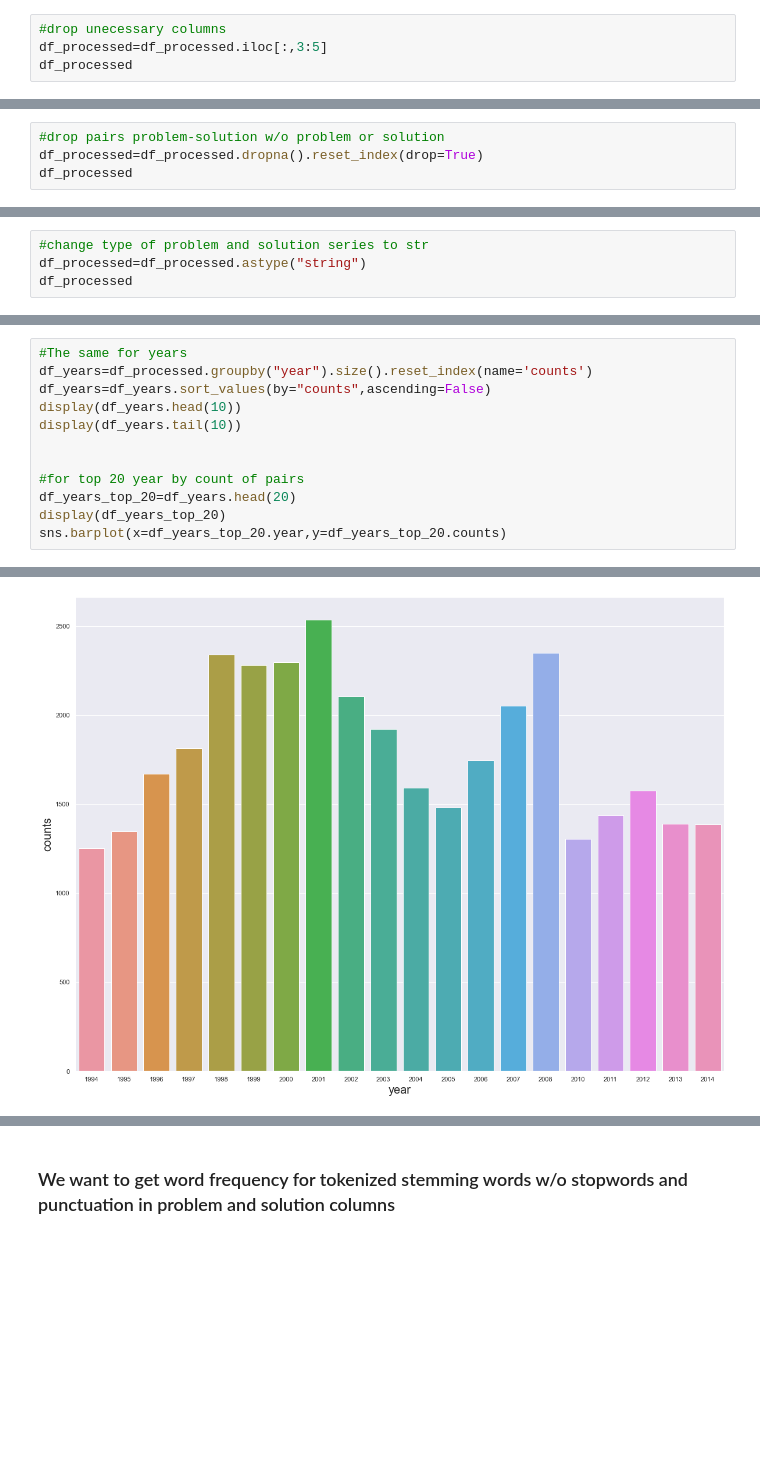
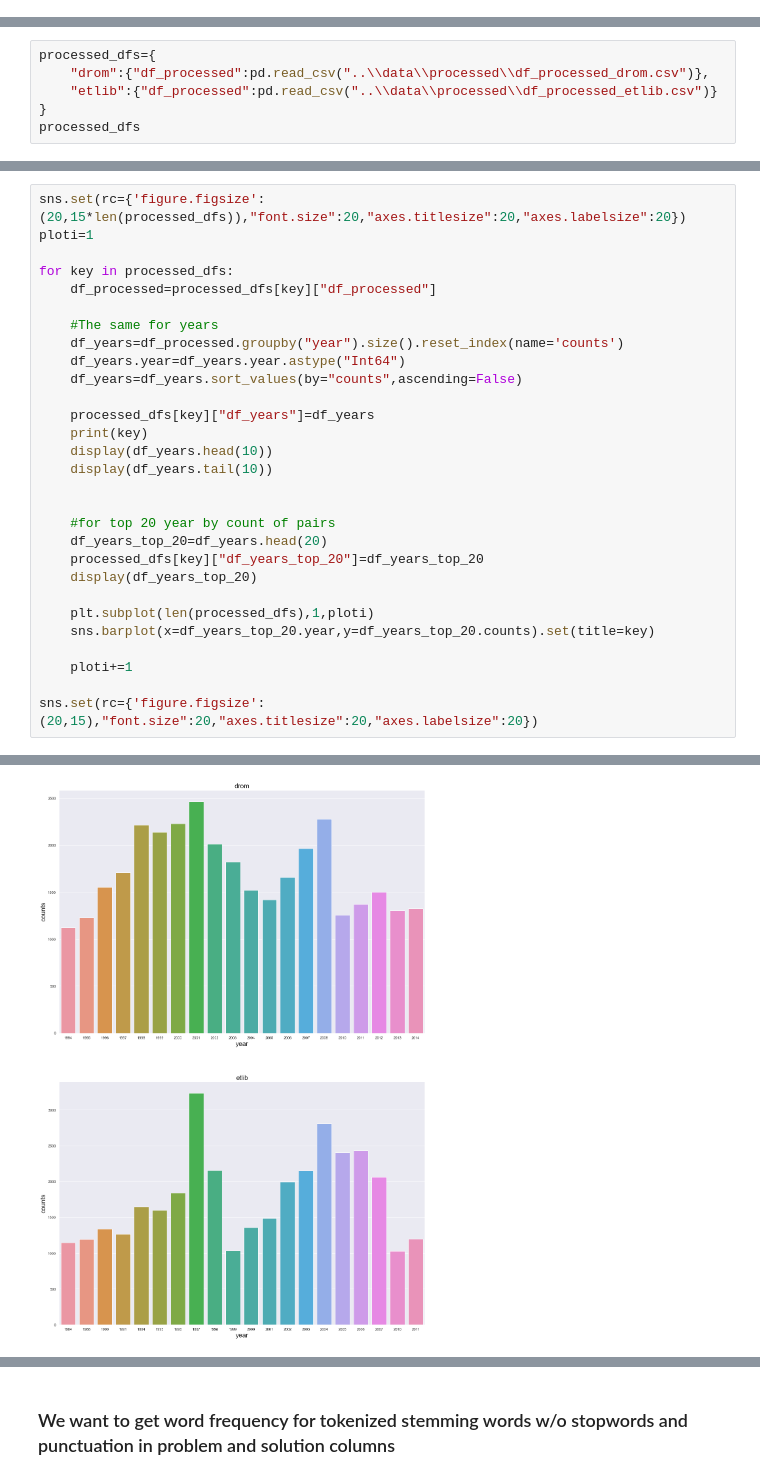
Before and after one commit to Saier00/ChatBotForDrivers, a Jupyter notebook: notebooks/1.0-obd-initial-data-exploration.ipynb, the cells around one changed output, grey strips where cells are left out. Cells and saved outputs as stored; diff of their text form; blank space fills up the shorter version.

```diff
--- a/notebooks/1.0-obd-initial-data-exploration.ipynb
+++ b/notebooks/1.0-obd-initial-data-exploration.ipynb
@@ -133,4 +21,0 @@ See the caveats in the documentation: https://pandas.pydata.org/pandas-docs/stab
-# %%
-#drop unecessary columns
-df_processed=df_processed.iloc[:,3:5]
-df_processed
@@ -151,4 +21,0 @@ df_processed
-# %%
-#drop pairs problem-solution w/o problem or solution
-df_processed=df_processed.dropna().reset_index(drop=True)
-df_processed
@@ -169,4 +21,0 @@ df_processed
-# %%
-#change type of problem and solution series to str
-df_processed=df_processed.astype("string")
-df_processed
@@ -249,0 +22,6 @@ dtype: object
+# %%
+processed_dfs={
+    "drom":{"df_processed":pd.read_csv("..\\data\\processed\\df_processed_drom.csv")},
+    "etlib":{"df_processed":pd.read_csv("..\\data\\processed\\df_processed_etlib.csv")}
+}
+processed_dfs
@@ -335,13 +229,30 @@ sns.barplot(x=df_models_top_20.model,y=df_models_top_20.counts)
 # %%
-#The same for years
-df_years=df_processed.groupby("year").size().reset_index(name='counts')
-df_years=df_years.sort_values(by="counts",ascending=False)
-display(df_years.head(10))
-display(df_years.tail(10))
+sns.set(rc={'figure.figsize':(20,15*len(processed_dfs)),"font.size":20,"axes.titlesize":20,"axes.labelsize":20})
+ploti=1
+
+for key in processed_dfs:
+    df_processed=processed_dfs[key]["df_processed"]
+
+    #The same for years
+    df_years=df_processed.groupby("year").size().reset_index(name='counts')
+    df_years.year=df_years.year.astype("Int64")
+    df_years=df_years.sort_values(by="counts",ascending=False)
+
+    processed_dfs[key]["df_years"]=df_years
+    print(key)
+    display(df_years.head(10))
+    display(df_years.tail(10))
 
 
-#for top 20 year by count of pairs
-df_years_top_20=df_years.head(20)
-display(df_years_top_20)
-sns.barplot(x=df_years_top_20.year,y=df_years_top_20.counts)
+    #for top 20 year by count of pairs
+    df_years_top_20=df_years.head(20)
+    processed_dfs[key]["df_years_top_20"]=df_years_top_20
+    display(df_years_top_20)
+
+    plt.subplot(len(processed_dfs),1,ploti)
+    sns.barplot(x=df_years_top_20.year,y=df_years_top_20.counts).set(title=key)
+
+    ploti+=1
+
+sns.set(rc={'figure.figsize':(20,15),"font.size":20,"axes.titlesize":20,"axes.labelsize":20})
 # %% [output]
@@ -388,2 +339,2 @@ sns.barplot(x=df_years_top_20.year,y=df_years_top_20.counts)
-[figure, old version]
+[figure, new version]
 # %%
```
Also changed, not shown: parts of 34 cells of this notebook, 4 other files.
